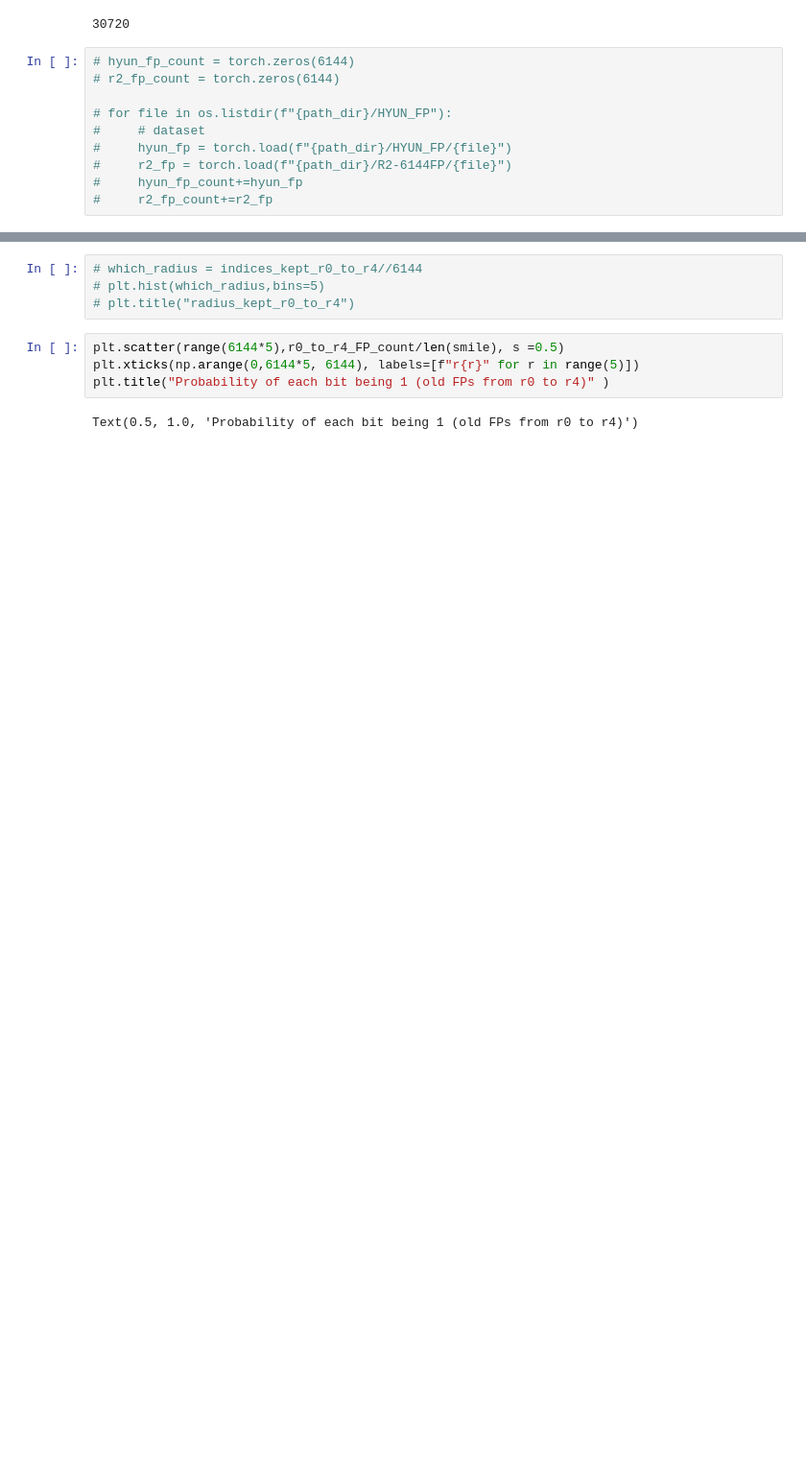
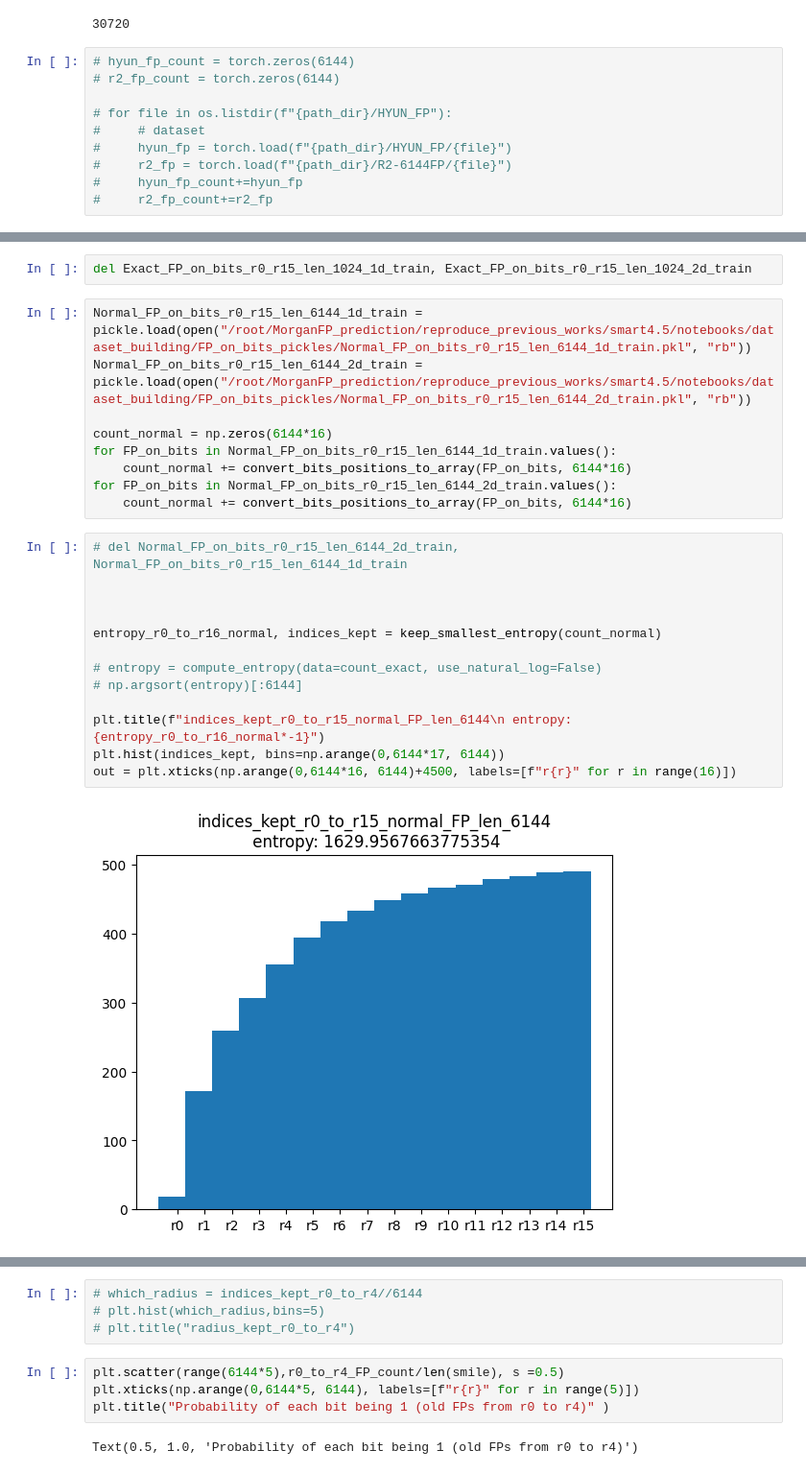
Before and after one commit to xwd0418/Spectre, a Jupyter notebook: notebooks/dataset_building/wangdong_inspect_current_6144r2_fp.ipynb, the cells around one changed output, grey strips where cells are left out. Shown at 96% size. Cells and saved outputs as stored; diff of their text form; blank space fills up the shorter version.

```diff
--- a/notebooks/dataset_building/wangdong_inspect_current_6144r2_fp.ipynb
+++ b/notebooks/dataset_building/wangdong_inspect_current_6144r2_fp.ipynb
@@ -257,0 +318,26 @@ Text(0.5, 1.0, 'indices_kept_r0_to_r6')
+# %%
+del Exact_FP_on_bits_r0_r15_len_1024_1d_train, Exact_FP_on_bits_r0_r15_len_1024_2d_train
+# %%
+Normal_FP_on_bits_r0_r15_len_6144_1d_train = pickle.load(open("/root/MorganFP_prediction/reproduce_previous_works/smart4.5/notebooks/dataset_building/FP_on_bits_pickles/Normal_FP_on_bits_r0_r15_len_6144_1d_train.pkl", "rb"))
+Normal_FP_on_bits_r0_r15_len_6144_2d_train = pickle.load(open("/root/MorganFP_prediction/reproduce_previous_works/smart4.5/notebooks/dataset_building/FP_on_bits_pickles/Normal_FP_on_bits_r0_r15_len_6144_2d_train.pkl", "rb"))
+
+count_normal = np.zeros(6144*16)
+for FP_on_bits in Normal_FP_on_bits_r0_r15_len_6144_1d_train.values():
+    count_normal += convert_bits_positions_to_array(FP_on_bits, 6144*16)
+for FP_on_bits in Normal_FP_on_bits_r0_r15_len_6144_2d_train.values():
+    count_normal += convert_bits_positions_to_array(FP_on_bits, 6144*16)
+# %%
+# del Normal_FP_on_bits_r0_r15_len_6144_2d_train, Normal_FP_on_bits_r0_r15_len_6144_1d_train
+
+
+
+entropy_r0_to_r16_normal, indices_kept = keep_smallest_entropy(count_normal)
+
+# entropy = compute_entropy(data=count_exact, use_natural_log=False)
+# np.argsort(entropy)[:6144]
+
+plt.title(f"indices_kept_r0_to_r15_normal_FP_len_6144\n entropy: {entropy_r0_to_r16_normal*-1}")
+plt.hist(indices_kept, bins=np.arange(0,6144*17, 6144))
+out = plt.xticks(np.arange(0,6144*16, 6144)+4500, labels=[f"r{r}" for r in range(16)])
+# %% [output]
+[figure, added]
```
Also changed, not shown: parts of 38 cells of this notebook, 12 other files.
